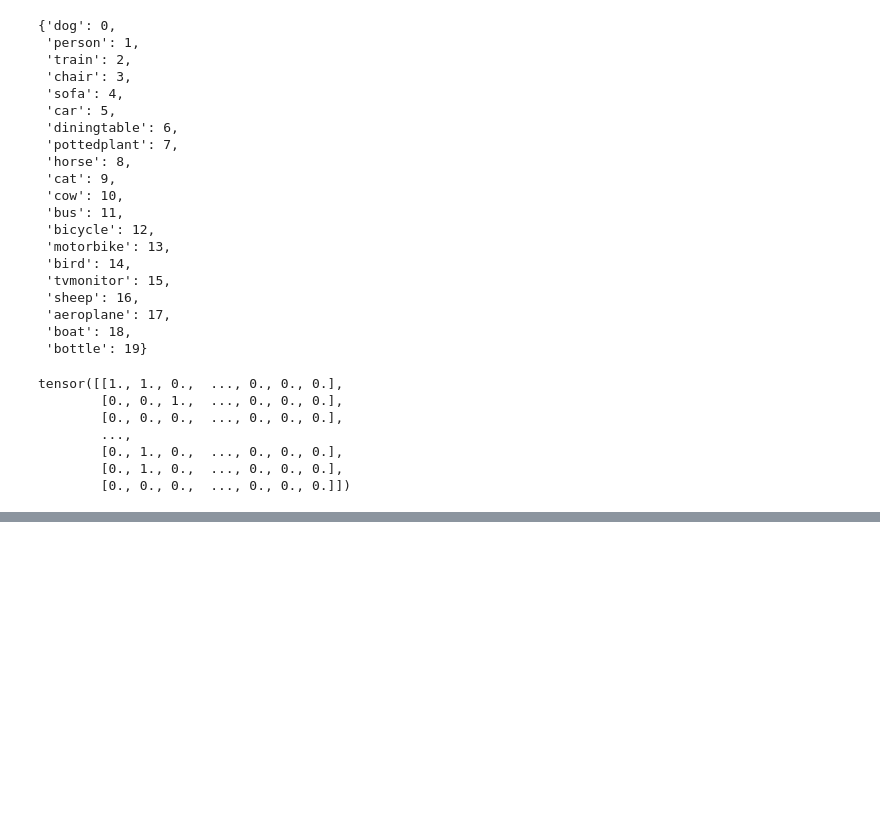
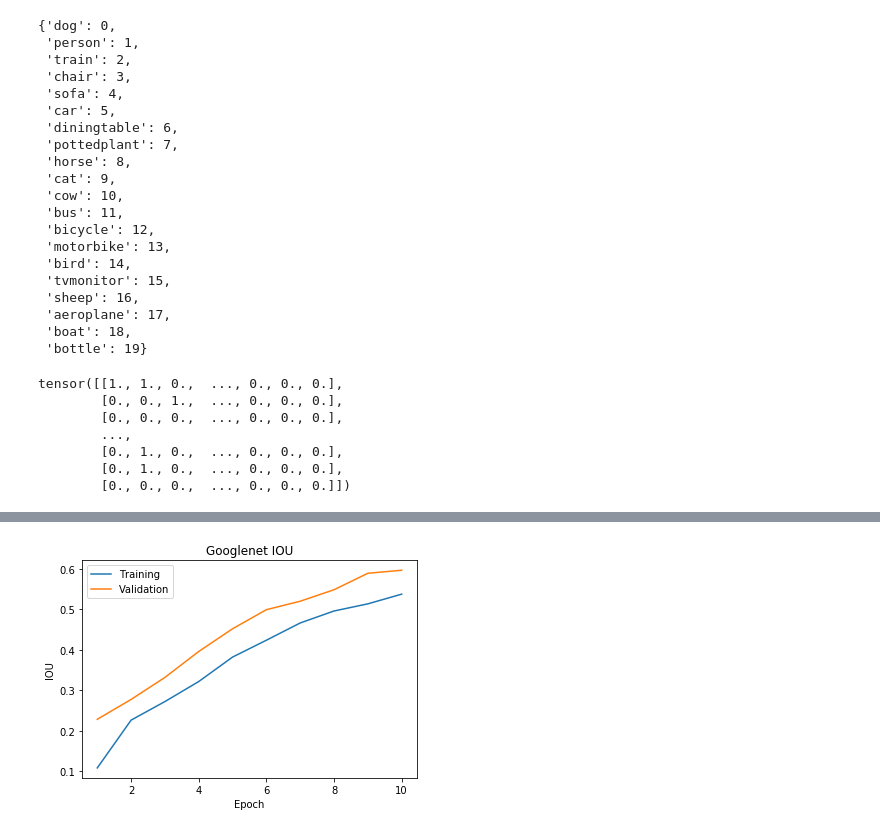
Before and after one commit to jindal2309/DataMiningProject3, a Jupyter notebook: main.ipynb, the cells around one changed output, grey strips where cells are left out. Saved outputs shown, nothing was run; the diff lists cells and outputs as text; code cells hidden in the pictures; blank space fills up the shorter version.

```diff
--- a/main.ipynb
+++ b/main.ipynb
@@ -109,7 +109,7 @@ train_data = []
 for i in range(len(train_images)):
     train_data.append([train_images[i], one_hot_train_labels[i]])
 # %%
-train_split = 0.8
+train_split = 0.7
 train_data, validation_data = torch.utils.data.random_split(train_data, [int(train_split*len(train_data)), len(train_data) - int(train_split*len(train_data))])
 # %%
 batch_size = 20
@@ -356,3 +376,13 @@ def plot(x, y, x_label, y_label):
+# %%
+plt.plot([i for i in range(1, len(training_ious) + 1)], training_ious, label="Training")
+plt.plot([i for i in range(1, len(validation_ious) + 1)], validation_ious, label="Validation")
+plt.title(selected_model + " IOU")
+plt.xlabel("Epoch")
+plt.ylabel("IOU")
+plt.legend()
+plt.show()
+# %% [output]
+[figure, added]
 # %%
 class CNN(nn.Module):
     def __init__(self):
```
Also changed, not shown: parts of 5 cells of this notebook, 9 other files.
